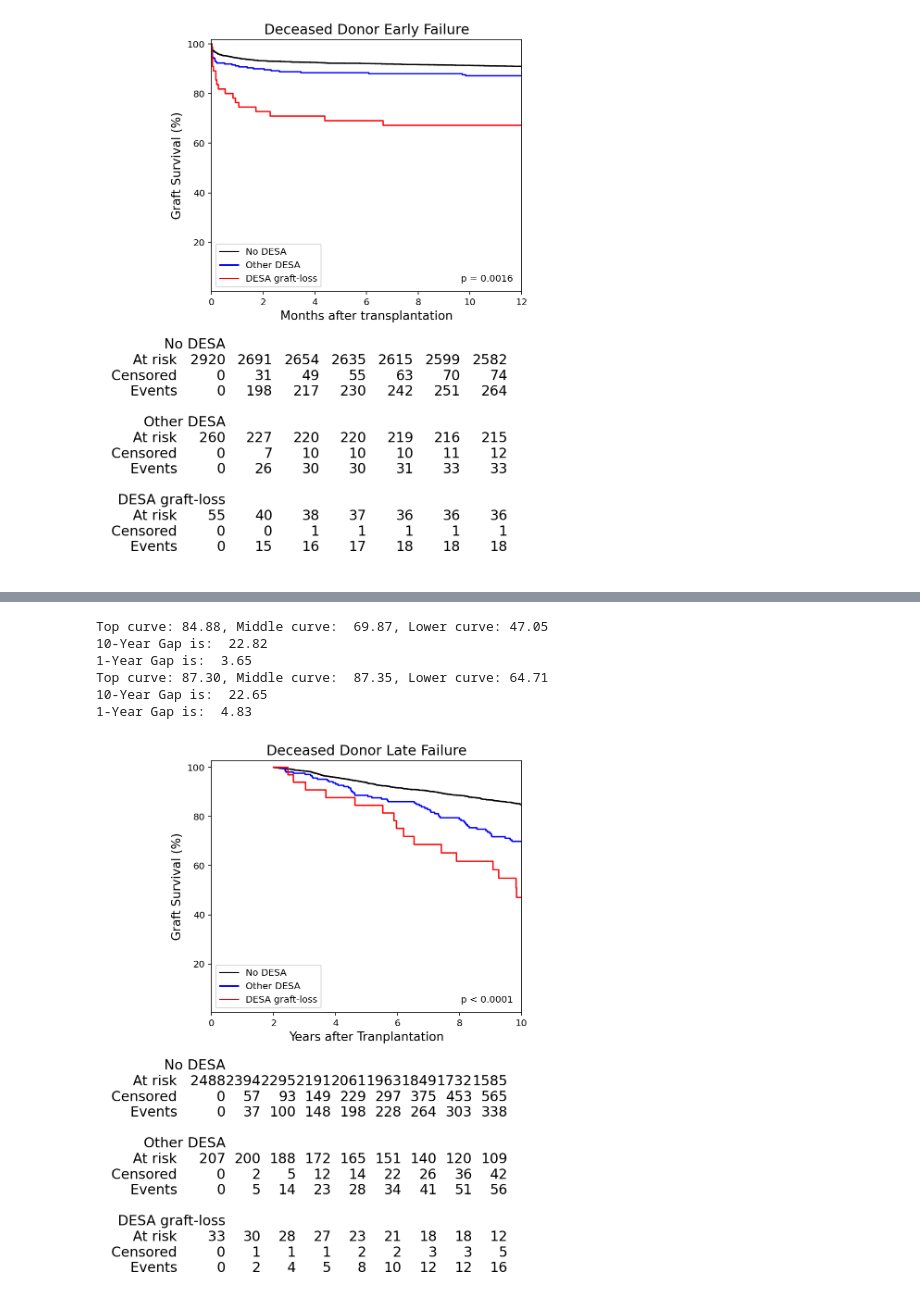
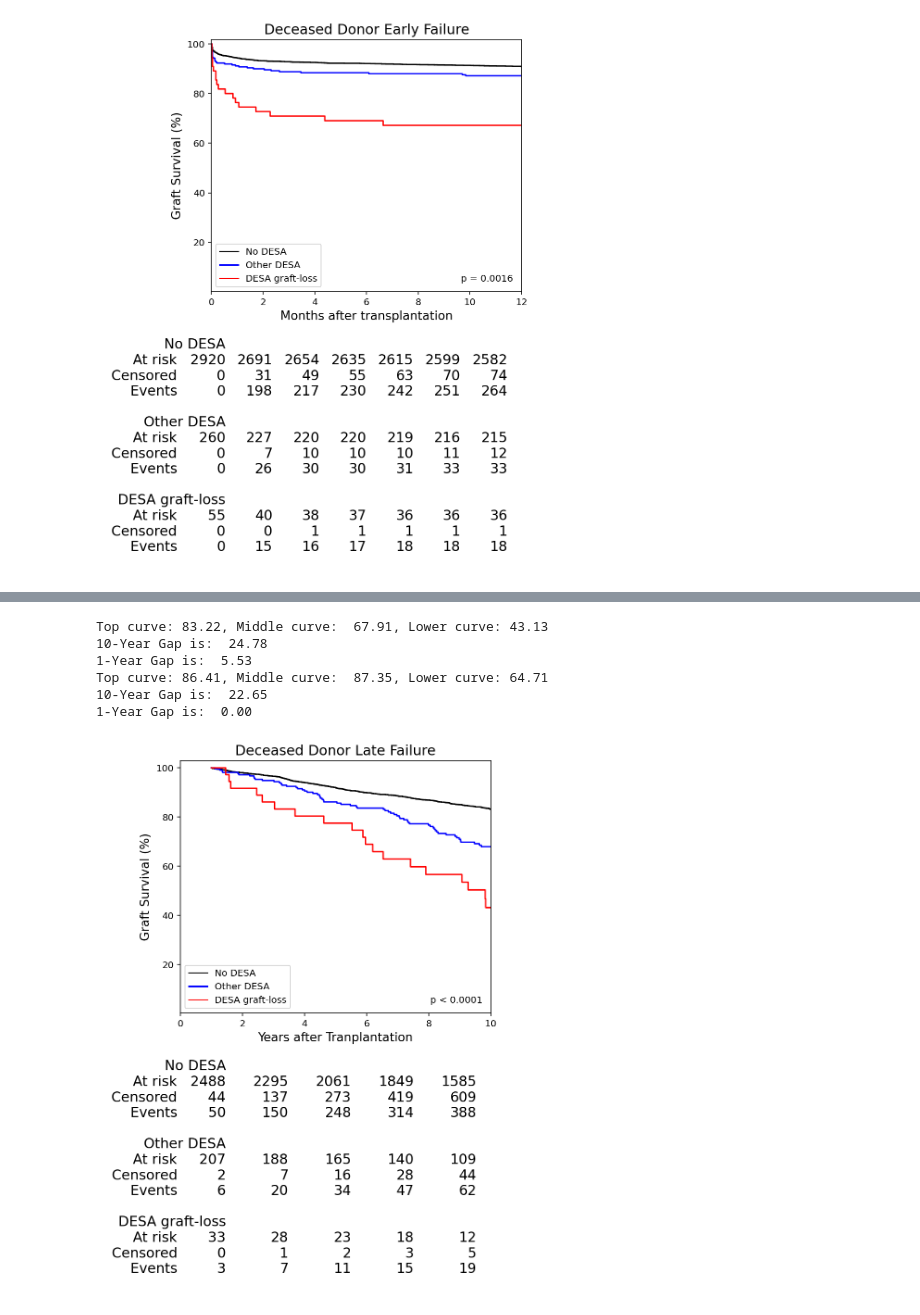
Before and after one commit to umcu-stride/desa_paper, a Jupyter notebook: Notebooks/epitope_relevance/investigation-validation/figures_3_10%.ipynb, the cells around one changed output, grey strips where cells are left out. Cells and saved outputs as stored; diff of their text form; code cells hidden in the pictures.

Commit message:
late failure updated start to 1-year

```diff
--- a/Notebooks/epitope_relevance/investigation-validation/figures_3_10%.ipynb
+++ b/Notebooks/epitope_relevance/investigation-validation/figures_3_10%.ipynb
@@ -206,25 +209,25 @@ Top curve: 96.98, Middle curve:  95.12, Lower curve: 85.71
 # %%
 # DESA Late Failure
-start = 2
+start = 1
 timeline = np.linspace(start, 10, 1000)
 df_late = df.copy(deep=True)
 df_late.loc[df_late['GraftSurvival10Y_R'] <= 1, 'FailureCode10Y_R'] = 0
 df_late = df_late[df_late['GraftSurvival10Y_R'] > start]
 
 df_treat_group_late = create_treatment_grups(df_late, [RELEVANT_DESA_BAD])
 
 kmfs, p_value = kaplan_meier_curves(df_treat_group_late, desa_spec=RELEVANT_DESA_BAD, donor_type='Deceased',
                                     weightings='wilcoxon', labels=labels, timeline=timeline, adjust=False)
 plot_kaplan_meier_curve(kmfs, p_value, title='Deceased Donor Late Failure', x_lim=[0, 10], verbose=True)
 
 kmfs, p_value = kaplan_meier_curves(df_treat_group_late, desa_spec=RELEVANT_DESA_BAD, donor_type='Living',
                                      weightings='fleming-harrington', p=0,q=1, labels=labels, timeline=timeline, adjust=False)
 plot_kaplan_meier_curve(kmfs, p_value, title='Living Donor Late Failure', ylabel=None, x_lim=[0, 10], verbose=True)
 # %% [output]
-Top curve: 84.88, Middle curve:  69.87, Lower curve: 47.05
-10-Year Gap is:  22.82
-1-Year Gap is:  3.65
-Top curve: 87.30, Middle curve:  87.35, Lower curve: 64.71
+Top curve: 83.22, Middle curve:  67.91, Lower curve: 43.13
+10-Year Gap is:  24.78
+1-Year Gap is:  5.53
+Top curve: 86.41, Middle curve:  87.35, Lower curve: 64.71
 10-Year Gap is:  22.65
-1-Year Gap is:  4.83
+1-Year Gap is:  0.00
-[figure, old version]
+[figure, new version]
```
Also changed, not shown: parts of 3 cells of this notebook, 3 other files.
